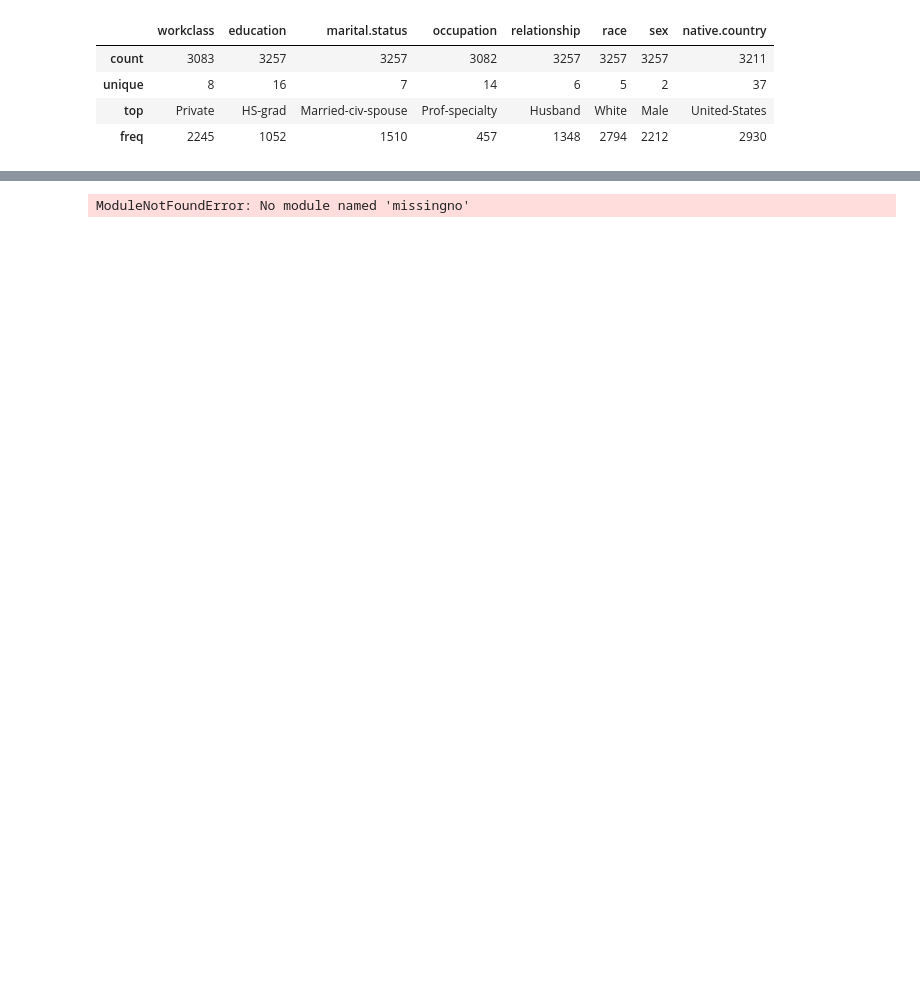
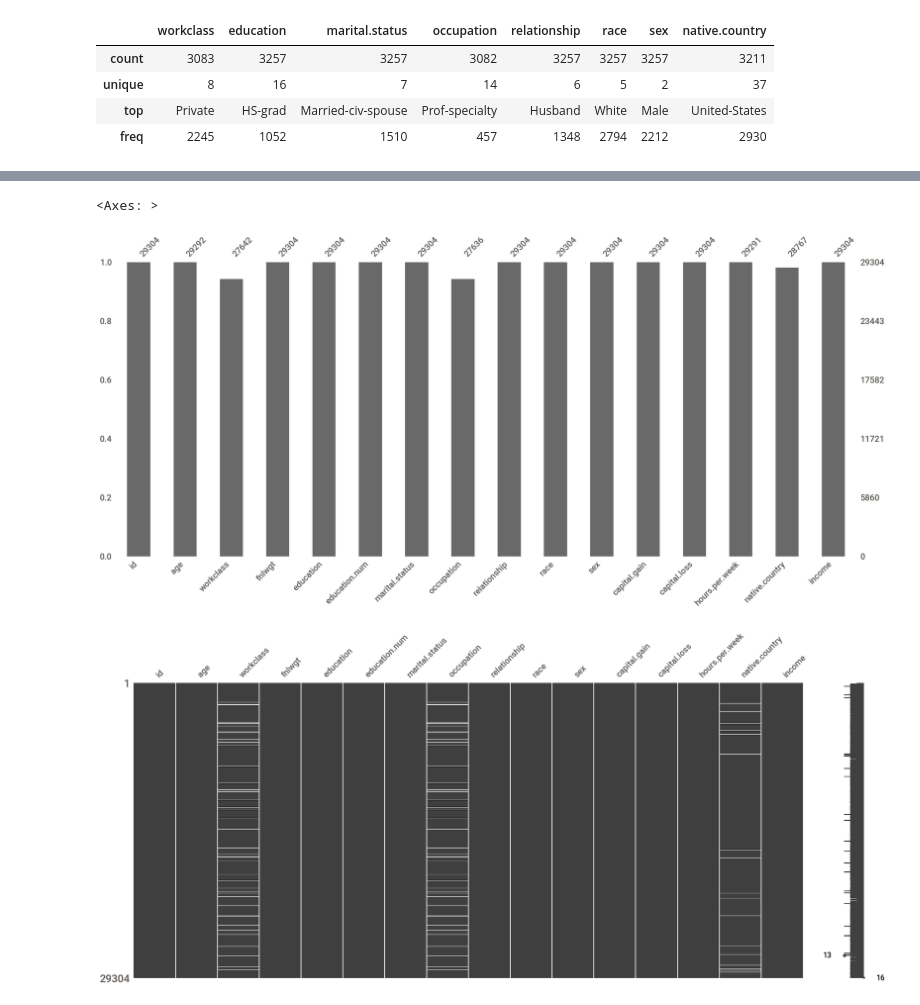
Before and after one commit to inno-inho/Jupyter, a Jupyter notebook: notebooks/Ch01/01_이진분류.ipynb, the cells around one changed output, grey strips where cells are left out. Drawn from its saved outputs; the diff is of its cells as text; code cells hidden in the pictures; blank space fills up the shorter version.

```diff
--- a/notebooks/Ch01/01_이진분류.ipynb
+++ b/notebooks/Ch01/01_이진분류.ipynb
@@ -972,19 +958,21 @@ plt.show()
 # %%
-# #4. 시각화 도구 활용 (옵션)
-# #missingno 라이브러리 사용 (requirements.txt에 이미 있음)
+#4. 시각화 도구 활용 (옵션)
+#missingno 라이브러리 사용 (requirements.txt에 이미 있음)
 
-# import missingno as msno
+import missingno as msno
 
-# # 결측치 막대 그래프
-# msno.bar(train)
+# 결측치 막대 그래프
+msno.bar(train)
 
-# # 결측치 히트맵
-# msno.matrix(train)
+# 결측치 히트맵
+msno.matrix(train)
 
-# # 결측치 상관관계
-# # msno.heatmap(train)
+# 결측치 상관관계
+# msno.heatmap(train)
 # %% [output]
-ModuleNotFoundError: No module named 'missingno'
+<Axes: >
+[figure, added]
+[figure, added]
 # %%
 train.isnull().sum()
 # %% [output]
```
Also changed, not shown: parts of 35 cells of this notebook, 3 other files.
